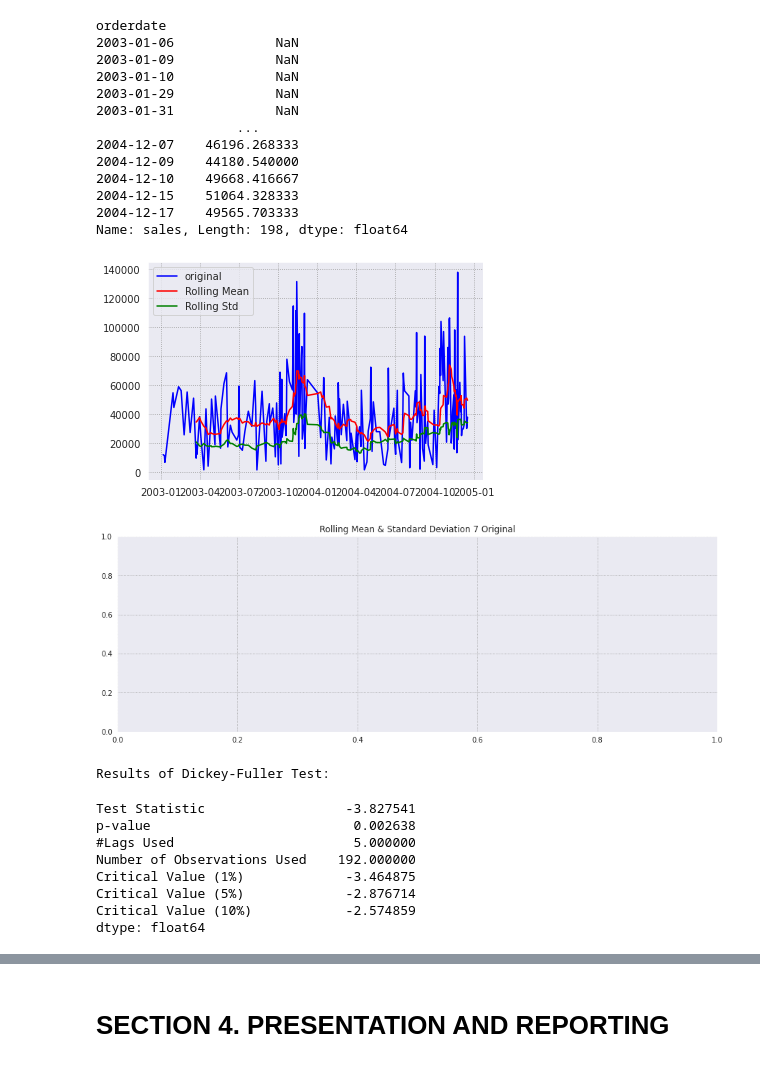
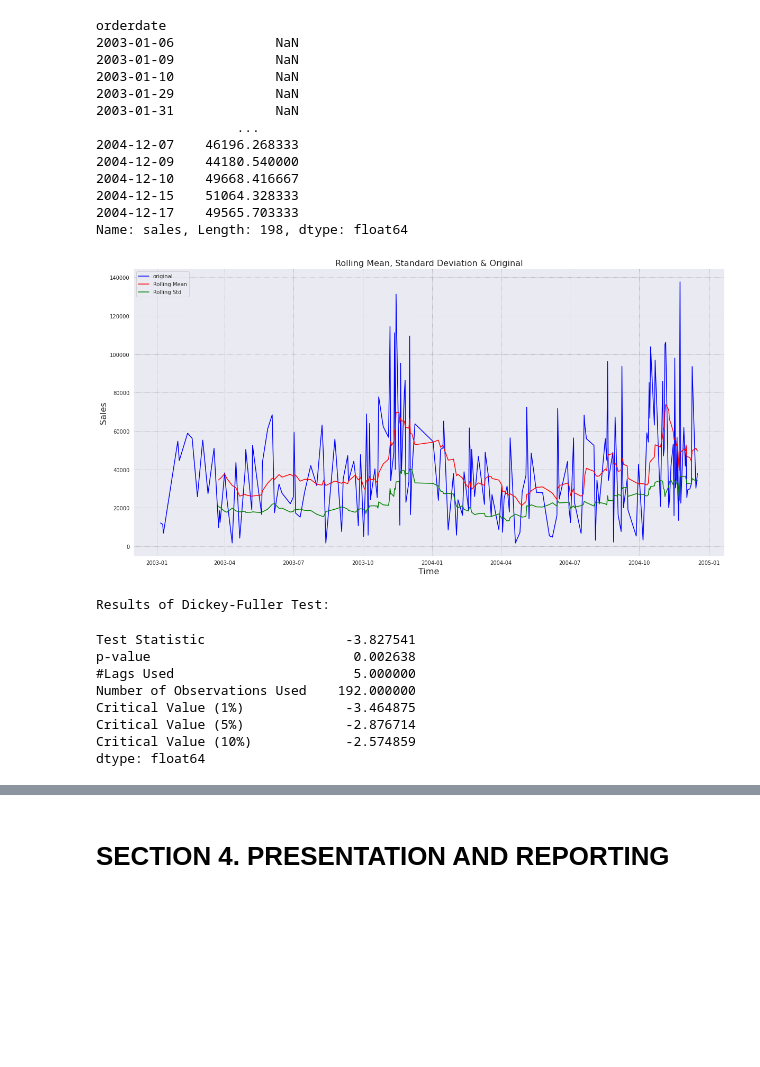
Before and after one commit to NUELBUNDI/PDS_PROJECT, a Jupyter notebook: PDS_PROJECT.ipynb, the cells around one changed output, grey strips where cells are left out. Drawn from its saved outputs; the diff is of its cells as text; code cells hidden in the pictures; blank space fills up the shorter version.

```diff
--- a/PDS_PROJECT.ipynb
+++ b/PDS_PROJECT.ipynb
@@ -680,34 +681,36 @@ Name: sales, Length: 198, dtype: float64
 # %%
 # Checking for Stationarity.
 
 
 def test_stationarity(timeseries):
 
-  #Determine rollingstatistics
+  # Determine rolling statistics
 
   rollingmean=timeseries.rolling(12).mean()
   rollingstd=timeseries.rolling(12).std()
 
-  # plot the rolling statistics
+  # Plot the rolling statistics.
 
+  plt.figure(figsize=(20,10))
   original_plot=plt.plot(timeseries,color='blue',label='original')
   mean_plot=plt.plot(rollingmean,color='red',label='Rolling Mean')
   std_plot=plt.plot(rollingstd,color='green',label='Rolling Std')
+  plt.xlabel('Time',fontsize=16)
+  plt.ylabel('Sales',fontsize=16)
   plt.legend(loc='best')
-  plt.figure(figsize=(15,5))
-  plt.title('Rolling Mean & Standard Deviation 7 Original')
+  plt.title('Rolling Mean, Standard Deviation & Original',fontsize=16)
   plt.show(block=False)
 
   print ('Results of Dickey-Fuller Test:')
   dftest = adfuller(timeseries, autolag='AIC')
   dfoutput = pd.Series(dftest[0:4], index=['Test Statistic','p-value','#Lags Used','Number of Observations Used'])
   for key,value in dftest[4].items():
       dfoutput['Critical Value (%s)'%key] = value
   return dfoutput
+
 test_stationarity(ts_train)
 # %% [output]
-[figure, old version]
+[figure, new version]
-[figure, removed]
 Results of Dickey-Fuller Test:
 Test Statistic                  -3.827541
 p-value                          0.002638
```
Also changed, not shown: parts of 6 cells of this notebook.
